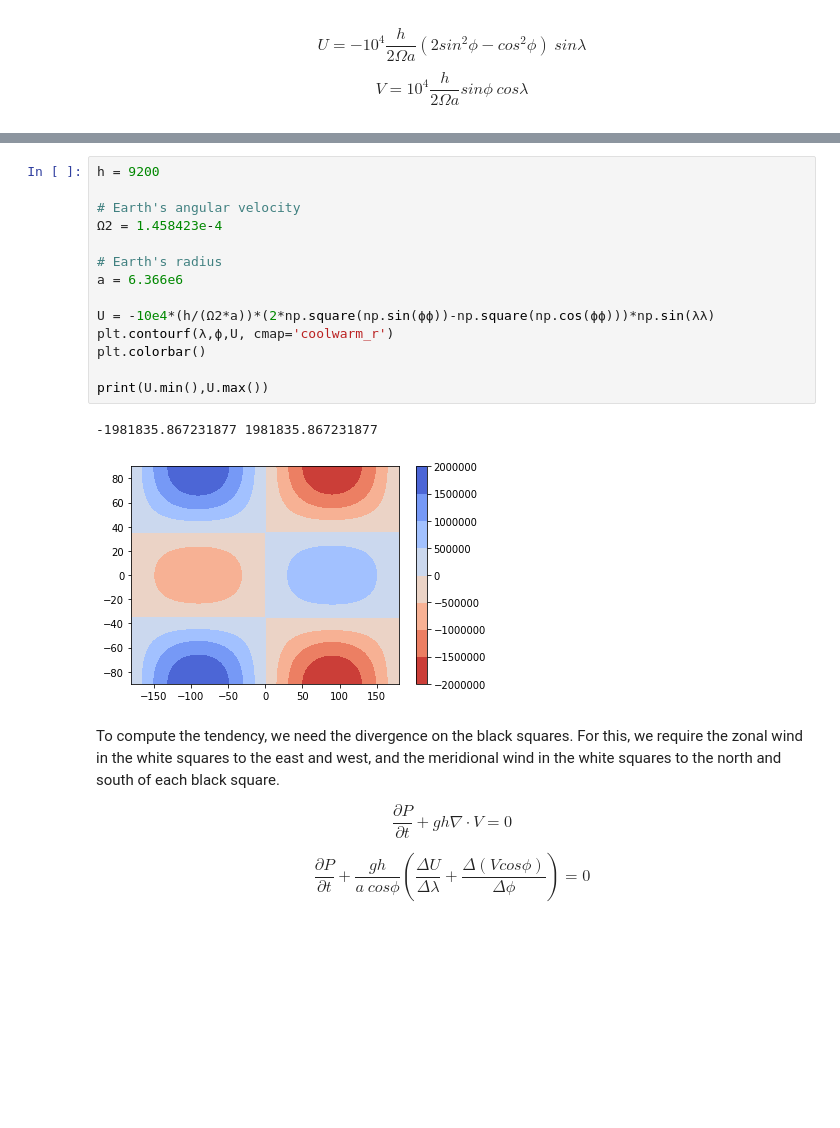
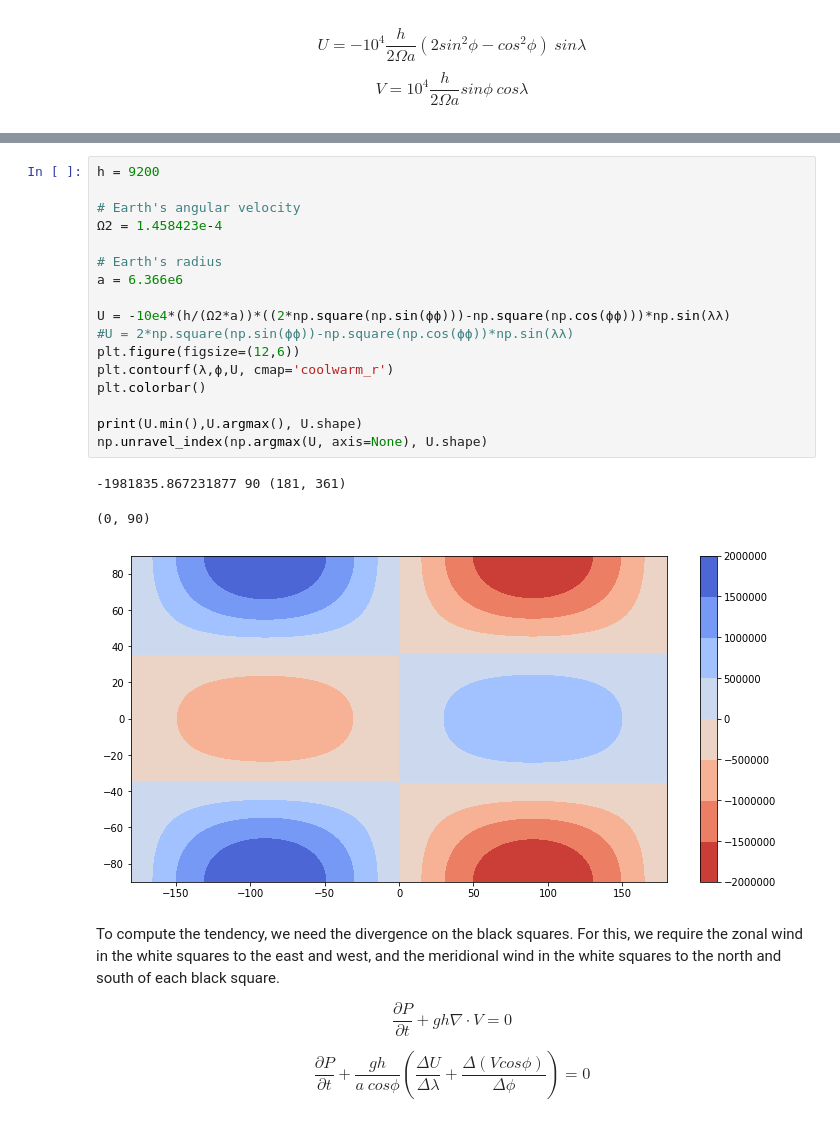
Before and after one commit to prl900/wpnp, a Jupyter notebook: 01_barotropic.ipynb, the cells around one changed output, grey strips where cells are left out. Drawn from its saved outputs; the diff is of its cells as text; blank space fills up the shorter version.

```diff
--- a/01_barotropic.ipynb
+++ b/01_barotropic.ipynb
@@ -40,20 +106,24 @@ $$V=10^4 \frac{h}{2\Omega a} sin\phi\:cos\lambda$$
 # %%
 h = 9200
 
 # Earth's angular velocity
 Ω2 = 1.458423e-4
 
 # Earth's radius
 a = 6.366e6
 
-U = -10e4*(h/(Ω2*a))*(2*np.square(np.sin(ϕϕ))-np.square(np.cos(ϕϕ)))*np.sin(λλ)
+U = -10e4*(h/(Ω2*a))*((2*np.square(np.sin(ϕϕ)))-np.square(np.cos(ϕϕ)))*np.sin(λλ)
+#U = 2*np.square(np.sin(ϕϕ))-np.square(np.cos(ϕϕ))*np.sin(λλ)
+plt.figure(figsize=(12,6))
 plt.contourf(λ,ϕ,U, cmap='coolwarm_r')
 plt.colorbar()
 
-print(U.min(),U.max())
+print(U.min(),U.argmax(), U.shape)
+np.unravel_index(np.argmax(U, axis=None), U.shape)
 # %% [output]
--1981835.867231877 1981835.867231877
+-1981835.867231877 90 (181, 361)
+(0, 90)
-[figure, old version]
+[figure, new version]
 # %% [markdown]
 To compute the tendency, we need the divergence on the black squares. For this, we require the zonal wind in the white squares to the east and west, and the meridional wind in the white squares to the north and south of each black square.
 
```
Also changed, not shown: parts of 8 cells of this notebook.
